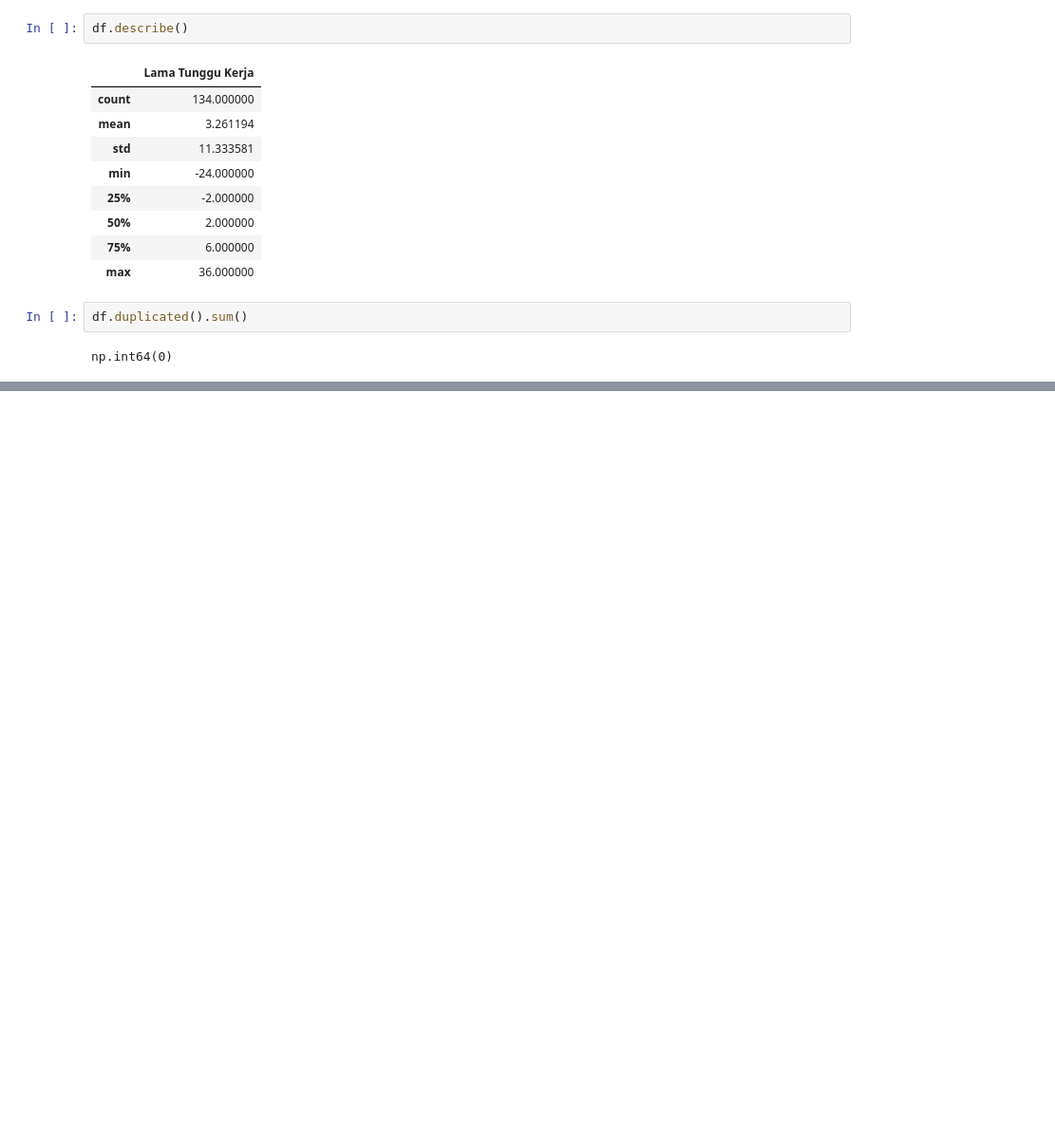
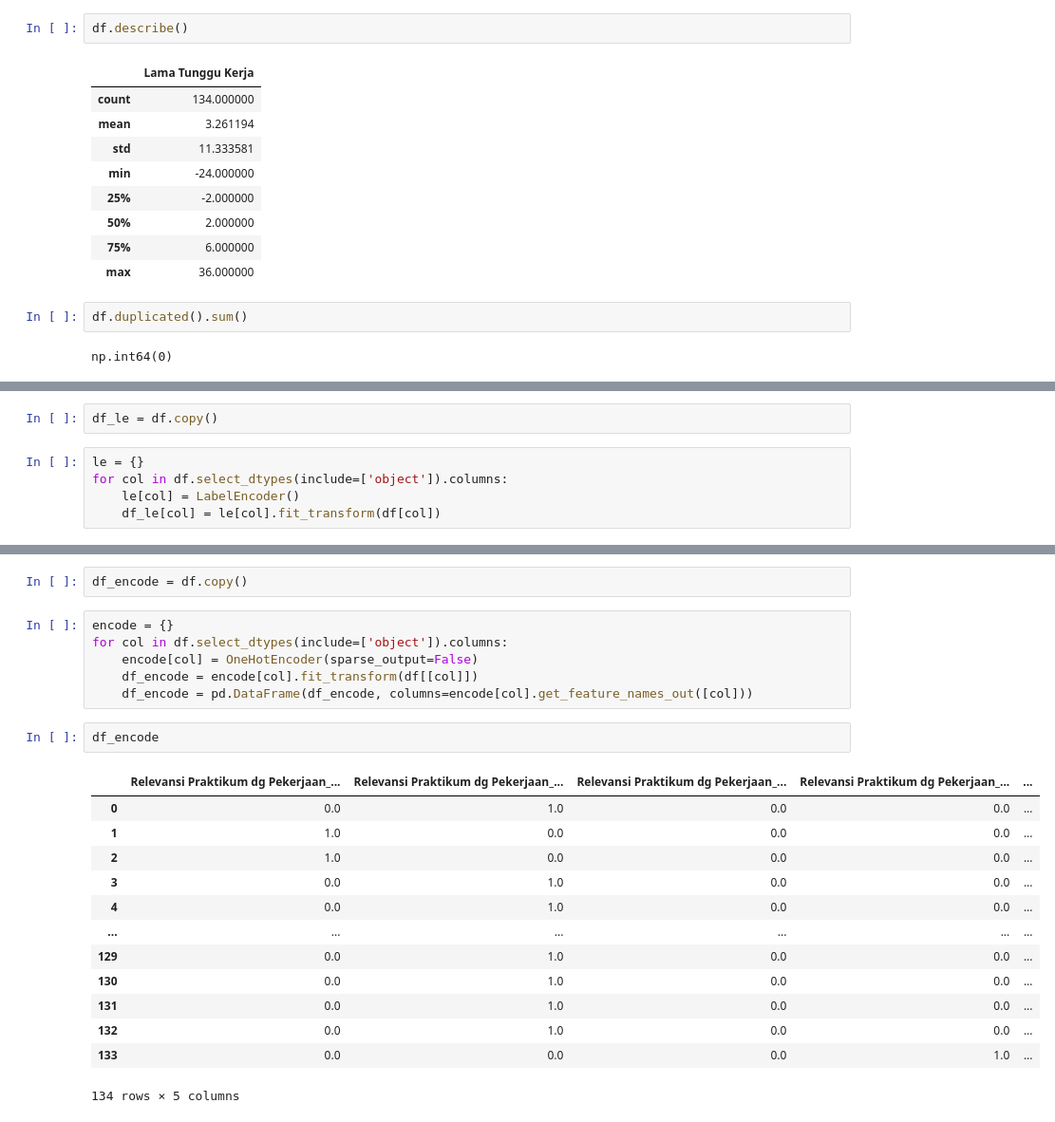
Before and after one commit to firarru/Project-Tracer-Study, a Jupyter notebook: Tracer_Study.ipynb, the cells around one changed output, grey strips where cells are left out. Shown at 95% size. Drawn from its saved outputs; the diff is of its cells as text; blank space fills up the shorter version.

```diff
--- a/Tracer_Study.ipynb
+++ b/Tracer_Study.ipynb
@@ -74,0 +92,7 @@ IndexError: index 12 is out of bounds for axis 0 with size 12
+# %%
+df_le = df.copy()
+# %%
+le = {}
+for col in df.select_dtypes(include=['object']).columns:
+    le[col] = LabelEncoder()
+    df_le[col] = le[col].fit_transform(df[col])
@@ -74,0 +108,24 @@ IndexError: index 12 is out of bounds for axis 0 with size 12
+# %%
+df_encode = df.copy()
+# %%
+encode = {}
+for col in df.select_dtypes(include=['object']).columns:
+    encode[col] = OneHotEncoder(sparse_output=False)
+    df_encode = encode[col].fit_transform(df[[col]])
+    df_encode = pd.DataFrame(df_encode, columns=encode[col].get_feature_names_out([col]))
+# %%
+df_encode
+# %% [output]
+|  | Relevansi Praktikum dg Pekerjaan_... | Relevansi Praktikum dg Pekerjaan_... | Relevansi Praktikum dg Pekerjaan_... | Relevansi Praktikum dg Pekerjaan_... | ... |
+| 0 | 0.0 | 1.0 | 0.0 | 0.0 | ... |
+| 1 | 1.0 | 0.0 | 0.0 | 0.0 | ... |
+| 2 | 1.0 | 0.0 | 0.0 | 0.0 | ... |
+| 3 | 0.0 | 1.0 | 0.0 | 0.0 | ... |
+| 4 | 0.0 | 1.0 | 0.0 | 0.0 | ... |
+| ... | ... | ... | ... | ... | ... |
+| 129 | 0.0 | 1.0 | 0.0 | 0.0 | ... |
+| 130 | 0.0 | 1.0 | 0.0 | 0.0 | ... |
+| 131 | 0.0 | 1.0 | 0.0 | 0.0 | ... |
+| 132 | 0.0 | 1.0 | 0.0 | 0.0 | ... |
+| 133 | 0.0 | 0.0 | 0.0 | 1.0 | ... |
+134 rows × 5 columns
```
Also changed, not shown: parts of 8 cells of this notebook.
